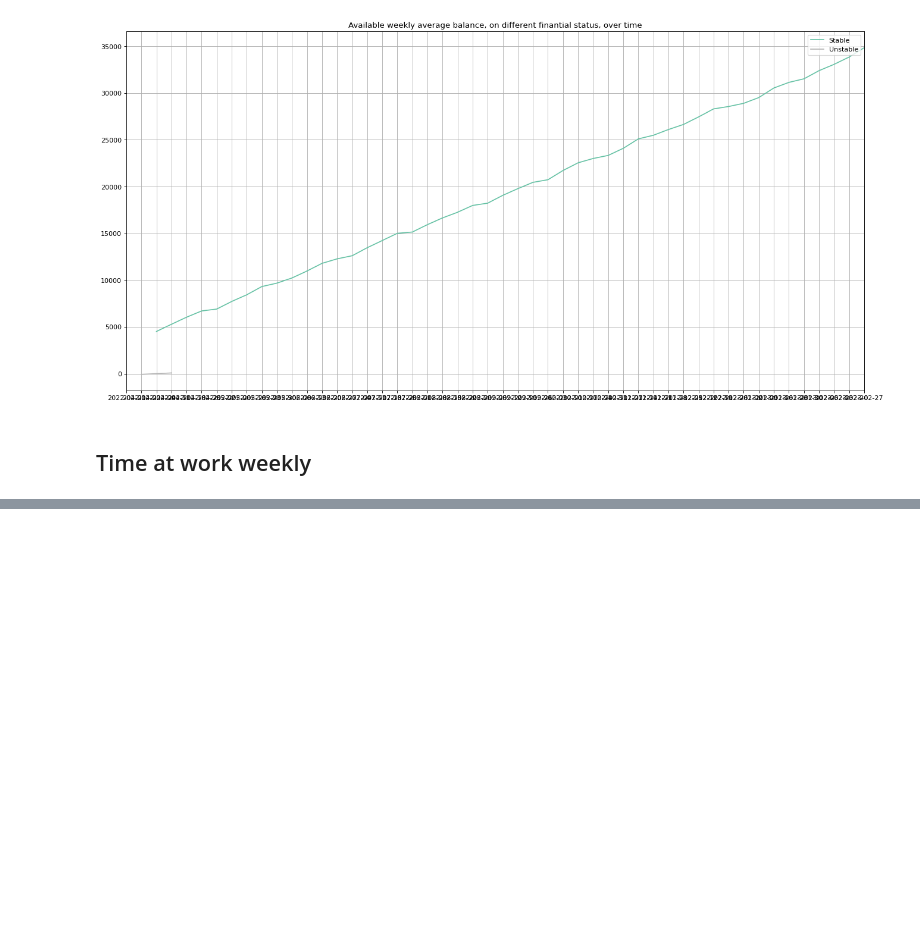
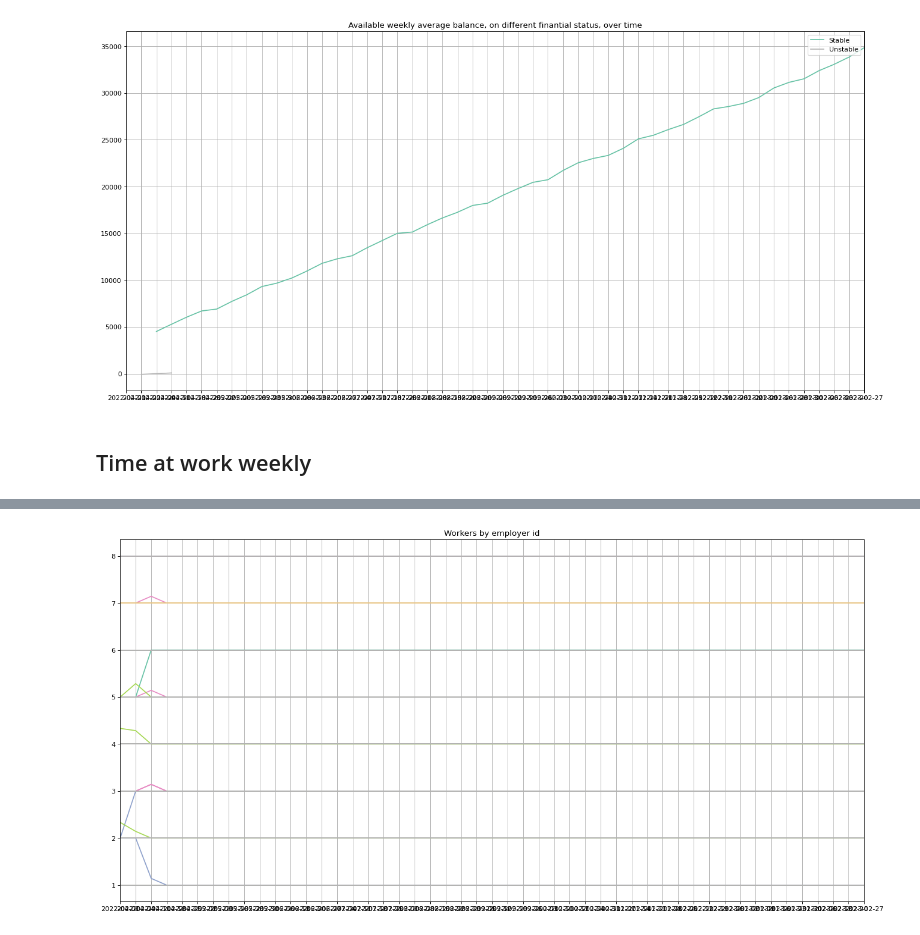
Before and after one commit to blukitas/Viz_2022_Grupo_4, a Jupyter notebook: docker/Notebooks/13.tp.ipynb, the cells around one changed output, grey strips where cells are left out. Drawn from its saved outputs; the diff is of its cells as text; code cells hidden in the pictures; blank space fills up the shorter version.

```diff
--- a/docker/Notebooks/13.tp.ipynb
+++ b/docker/Notebooks/13.tp.ipynb
@@ -111,0 +115,28 @@ plt.show()
+# %%
+SQL = """with universo as (
+            select to_char(cast("ts_min" as "timestamp"), 'YYYY-MM-DD') as ts
+                , j.employerid
+                , count(distinct(participantid)) employees_count
+              from activitylogs a
+                inner join jobs j on a.jobid = cast(j.jobid as varchar)
+              group by to_char(cast("ts_min" as "timestamp"), 'YYYY-MM-DD')
+                    , j.employerid
+          )
+          select
+              vd.dt_week_of_year
+            , a.employerid
+            , min(a.ts ::date) ts
+            , avg(a.employees_count) employees_count
+          from universo a
+            inner join vo_date vd on a.ts::date = vd.dt_date
+          where a.ts::date >= '20220401' and a.ts::date <= '20230301'
+          group by vd.dt_week_of_year
+              , a.employerid
+          order by min(a.ts::date) asc, a.employerid"""
+df = pd.read_sql(SQL, engine)
+# %%
+df = df.pivot(
+    index="employerid", columns="ts", values="employees_count"
+).reset_index()
+# df = df.pivot(index="financialstatus", columns="ts", values="max_availablebalance").reset_index()
+df.head(5)
@@ -111,0 +151,15 @@ plt.show()
+# %%
+from pandas.plotting import parallel_coordinates
+
+fig, ax = plt.subplots(figsize=(20, 10), dpi=80)
+# Turns off grid on the left Axis.
+ax.grid(False)
+parallel_coordinates(
+    df, "employerid", colormap=plt.get_cmap("Set2"), ax=ax, axvlines=False
+)
+ax.set_title("Workers by employer id")
+ax.legend_.remove()
+# ax.get_legend().remove()
+plt.show()
+# %% [output]
+[figure, added]
```
Also changed, not shown: parts of 18 cells of this notebook, 3 other files.
